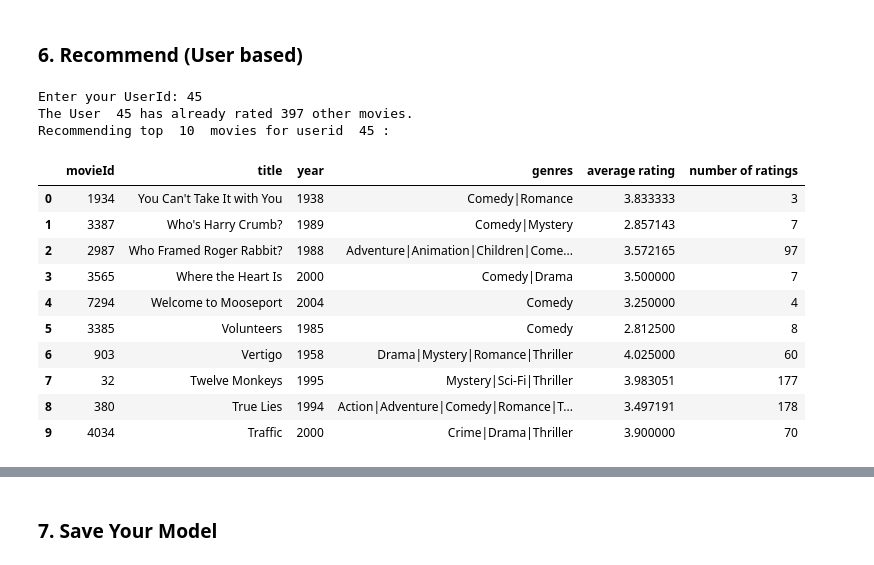
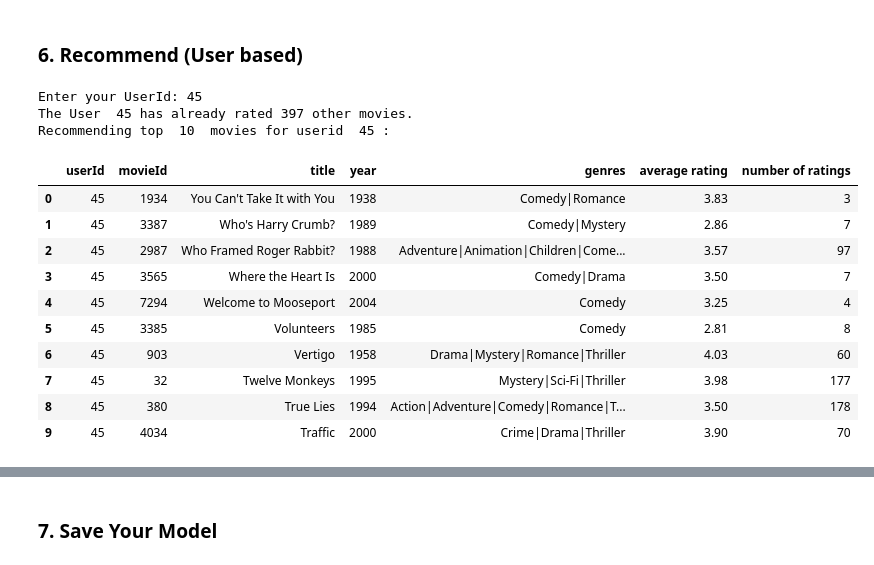
Before and after one commit to athoynilimanew/MovieRecommendation, a Jupyter notebook: Notebooks/SmallDataSet_Notebooks/Model_1_knn_Final.ipynb, the cells around one changed output, grey strips where cells are left out. Cells and saved outputs as stored; diff of their text form; code cells hidden in the pictures.

```diff
--- a/Notebooks/SmallDataSet_Notebooks/Model_1_knn_Final.ipynb
+++ b/Notebooks/SmallDataSet_Notebooks/Model_1_knn_Final.ipynb
@@ -13,10 +14,6 @@ df.head()
 | 2 | 7 | 1 | 4.5 | Toy Story | Adventure|Animation|Children|Come... | 1995 |
 | 3 | 15 | 1 | 2.5 | Toy Story | Adventure|Animation|Children|Come... | 1995 |
 | 4 | 17 | 1 | 4.5 | Toy Story | Adventure|Animation|Children|Come... | 1995 |
-# %%
-#Changing titles to lower case
-df["title"] = df["title"].str.lower()
-df.head()
 # %% [markdown]
 # Further Processing the Data (optional)
 # %% [markdown]
@@ -264,7 +231,7 @@ def get_top_n(predictions, n=10):
         movieName=df[df['movieId']==iid]['title'].unique()[0]
         movieYear=df[df['movieId']==iid]['year'].unique()[0]
         genres=df[df['movieId']==iid]['genres'].unique()[0]
-        avgRat=df[df['movieId']==iid]['rating'].mean()
+        avgRat=df[df['movieId']==iid]['rating'].mean().round(2)
         ratedBy=len(df[df['movieId']==iid]['rating'])
 
         top_n[uid].append((iid, movieName, movieYear, genres, avgRat, ratedBy))
@@ -317,24 +284,35 @@ class collab_filtering_Kmeans_Model():
 
     def cross_validate(self):
         print('**Cross Validating the data...**')
-        cv_result = cross_validate(self.model, self.data, n_jobs=-1)
-        cv_result = round(cv_result['test_rmse'].mean(),3)
-        print('**Mean CV RMSE is ' + str(cv_result)  + '**')
+        cv_result = cross_validate(self.model, self.data, n_jobs=-1,cv=5,verbose = True)
+
         return cv_result
 
-    def recommend(self, user_id, n=5):
+    def recommend_foruser(self, user_id, n=5):
         List_already=rated_already(user_id)
         print('The User ',user_id,"has already rated", len(List_already),"other movies.")
         #print(List_already)
 
         print('Recommending top ',n,' movies for userid ',user_id,':')
-        df = self.recommenddf[self.recommenddf.userId == user_id].head(n)
+        df_out = self.recommenddf[self.recommenddf.userId == user_id].head(n)
 
         #Just to ensure that you are not recommending something already rated by the user
         #common=list(set(List_already).intersection(df.title))
         #print("Common movies:", common)
         #One thing I do not understand how the model knows to recommend  movies not already rated?
-        return df
+        return df_out
+
+    def recommend_similar_items(self,movie_title,n=5):
+        movieId=df[df['title']==movie_title]['movieId'].unique()[0]
+        movie_neighbours=self.model.get_neighbors(movieId,n)
+
+        df_out=df[df.movieId.isin(movie_neighbours)].drop(["userId"],axis=1)
+        df_out=df_out.groupby(['movieId','title',"year","genres"]).mean()
+        df_out['average rating']=df_out['rating'].round(2)
+        df_out=df_out.drop(['rating'],axis=1)
+        df_out['number of ratings']=len(df[df.movieId.isin(movie_neighbours)]['rating'])
+
+        return df_out
 # %%
 CF_knnwithmeans = collab_filtering_Kmeans_Model(knnwithmeans, trainset, testset, df, surprise_data)
 # %% [markdown]
@@ -359,29 +379,29 @@ knnwithmeans_cv_rmse_cv = CF_knnwithmeans.cross_validate()
 # %%
 def AskForUserInput_userId():
     inp_id = int(input('Enter your UserId: '))
     n= 0
 
     while inp_id not in df.userId.unique() and n<5:# maximum 5 prompts
         print("The UserId ", inp_id, "does not exist in the database.")
         inp_id = input('Please enter UserId: ')
         n +=1
     return inp_id
 
 inp_id=AskForUserInput_userId()
-result_knn_user1 = (CF_knnwithmeans.recommend(user_id=inp_id, n=10)).drop(['userId'],axis=1)
+result_knn_user1 = CF_knnwithmeans.recommend_foruser(user_id=inp_id, n=10)
 display(result_knn_user1)
 # %% [output]
 Enter your UserId: 45
 The User  45 has already rated 397 other movies.
 Recommending top  10  movies for userid  45 :
-|  | movieId | title | year | genres | average rating | number of ratings |
-| 0 | 1934 | You Can't Take It with You | 1938 | Comedy|Romance | 3.833333 | 3 |
-| 1 | 3387 | Who's Harry Crumb? | 1989 | Comedy|Mystery | 2.857143 | 7 |
-| 2 | 2987 | Who Framed Roger Rabbit? | 1988 | Adventure|Animation|Children|Come... | 3.572165 | 97 |
-| 3 | 3565 | Where the Heart Is | 2000 | Comedy|Drama | 3.500000 | 7 |
-| 4 | 7294 | Welcome to Mooseport | 2004 | Comedy | 3.250000 | 4 |
-| 5 | 3385 | Volunteers | 1985 | Comedy | 2.812500 | 8 |
-| 6 | 903 | Vertigo | 1958 | Drama|Mystery|Romance|Thriller | 4.025000 | 60 |
-| 7 | 32 | Twelve Monkeys | 1995 | Mystery|Sci-Fi|Thriller | 3.983051 | 177 |
-| 8 | 380 | True Lies | 1994 | Action|Adventure|Comedy|Romance|T... | 3.497191 | 178 |
-| 9 | 4034 | Traffic | 2000 | Crime|Drama|Thriller | 3.900000 | 70 |
+|  | userId | movieId | title | year | genres | average rating | number of ratings |
+| 0 | 45 | 1934 | You Can't Take It with You | 1938 | Comedy|Romance | 3.83 | 3 |
+| 1 | 45 | 3387 | Who's Harry Crumb? | 1989 | Comedy|Mystery | 2.86 | 7 |
+| 2 | 45 | 2987 | Who Framed Roger Rabbit? | 1988 | Adventure|Animation|Children|Come... | 3.57 | 97 |
+| 3 | 45 | 3565 | Where the Heart Is | 2000 | Comedy|Drama | 3.50 | 7 |
+| 4 | 45 | 7294 | Welcome to Mooseport | 2004 | Comedy | 3.25 | 4 |
+| 5 | 45 | 3385 | Volunteers | 1985 | Comedy | 2.81 | 8 |
+| 6 | 45 | 903 | Vertigo | 1958 | Drama|Mystery|Romance|Thriller | 4.03 | 60 |
+| 7 | 45 | 32 | Twelve Monkeys | 1995 | Mystery|Sci-Fi|Thriller | 3.98 | 177 |
+| 8 | 45 | 380 | True Lies | 1994 | Action|Adventure|Comedy|Romance|T... | 3.50 | 178 |
+| 9 | 45 | 4034 | Traffic | 2000 | Crime|Drama|Thriller | 3.90 | 70 |
```
Also changed, not shown: parts of 13 cells of this notebook, 1 other file.
